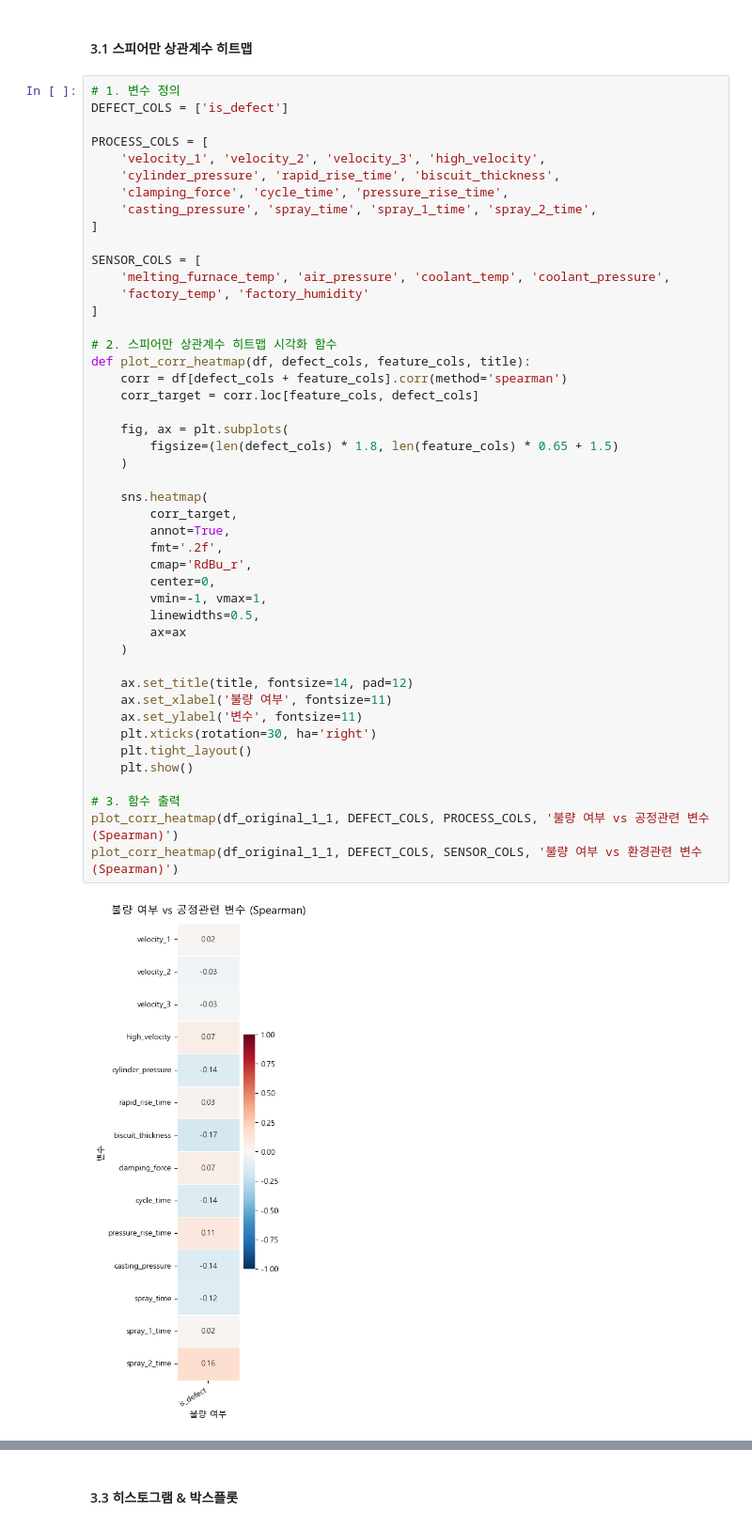
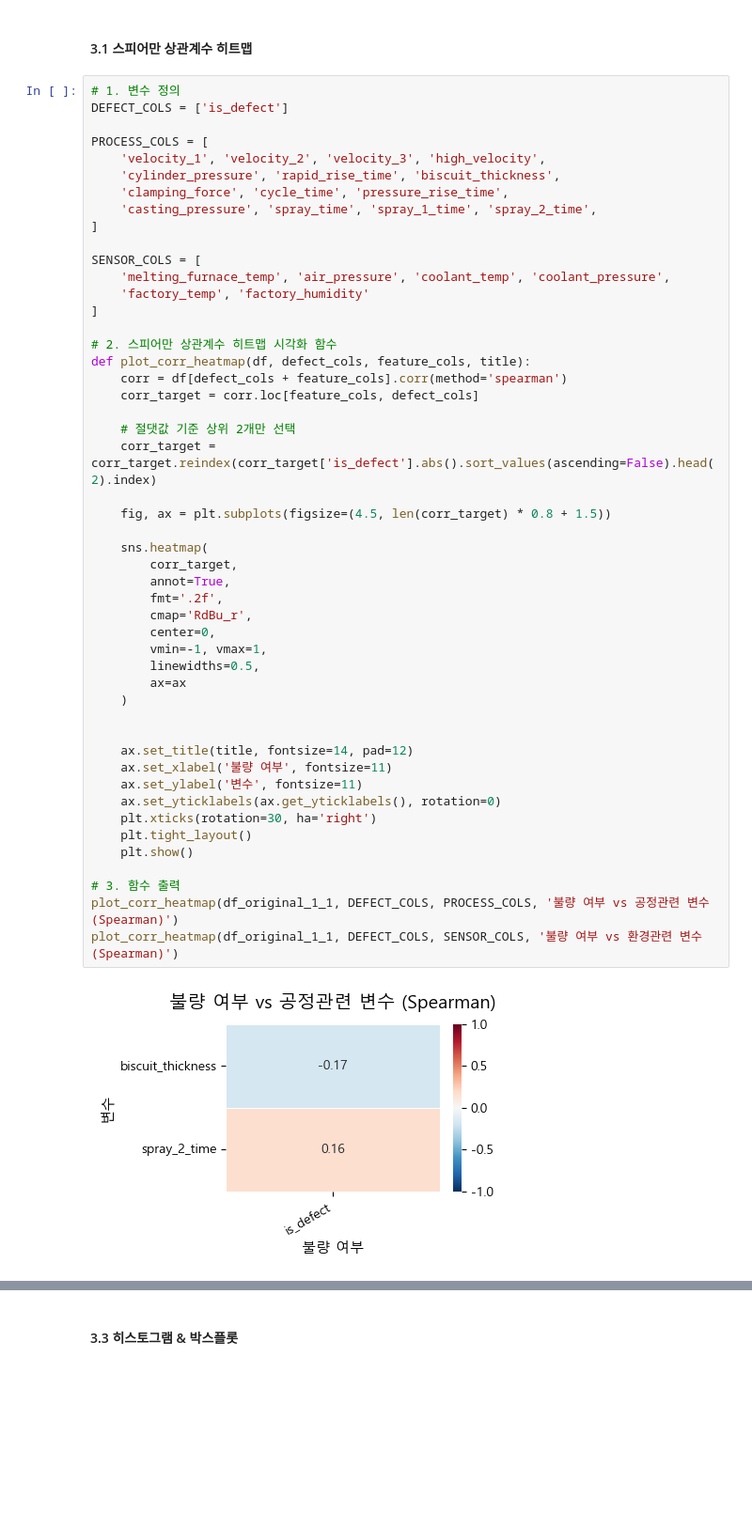
Before and after one commit to hanalo26/sparta-data11-advanced-project, a Jupyter notebook: leegolem/통계_제품1_그래프-표 생성기.ipynb, the cells around one changed output, grey strips where cells are left out. Shown at 94% size. Cells and saved outputs as stored; diff of their text form; blank space fills up the shorter version.

```diff
--- a/leegolem/통계_제품1_그래프-표 생성기.ipynb
+++ b/leegolem/통계_제품1_그래프-표 생성기.ipynb
@@ -242,34 +242,37 @@ SENSOR_COLS = [
 ]
 
 # 2. 스피어만 상관계수 히트맵 시각화 함수
 def plot_corr_heatmap(df, defect_cols, feature_cols, title):
     corr = df[defect_cols + feature_cols].corr(method='spearman')
     corr_target = corr.loc[feature_cols, defect_cols]
 
-    fig, ax = plt.subplots(
-        figsize=(len(defect_cols) * 1.8, len(feature_cols) * 0.65 + 1.5)
-    )
+    # 절댓값 기준 상위 2개만 선택
+    corr_target = corr_target.reindex(corr_target['is_defect'].abs().sort_values(ascending=False).head(2).index)
+
+    fig, ax = plt.subplots(figsize=(4.5, len(corr_target) * 0.8 + 1.5))
 
     sns.heatmap(
         corr_target,
         annot=True,
         fmt='.2f',
         cmap='RdBu_r',
         center=0,
         vmin=-1, vmax=1,
         linewidths=0.5,
         ax=ax
     )
 
+
     ax.set_title(title, fontsize=14, pad=12)
     ax.set_xlabel('불량 여부', fontsize=11)
     ax.set_ylabel('변수', fontsize=11)
+    ax.set_yticklabels(ax.get_yticklabels(), rotation=0)
     plt.xticks(rotation=30, ha='right')
     plt.tight_layout()
     plt.show()
 
 # 3. 함수 출력
 plot_corr_heatmap(df_original_1_1, DEFECT_COLS, PROCESS_COLS, '불량 여부 vs 공정관련 변수 (Spearman)')
 plot_corr_heatmap(df_original_1_1, DEFECT_COLS, SENSOR_COLS, '불량 여부 vs 환경관련 변수 (Spearman)')
 # %% [output]
-[figure, old version]
+[figure, new version]
```
Also changed, not shown: parts of 1 cell of this notebook, 1 other file.
